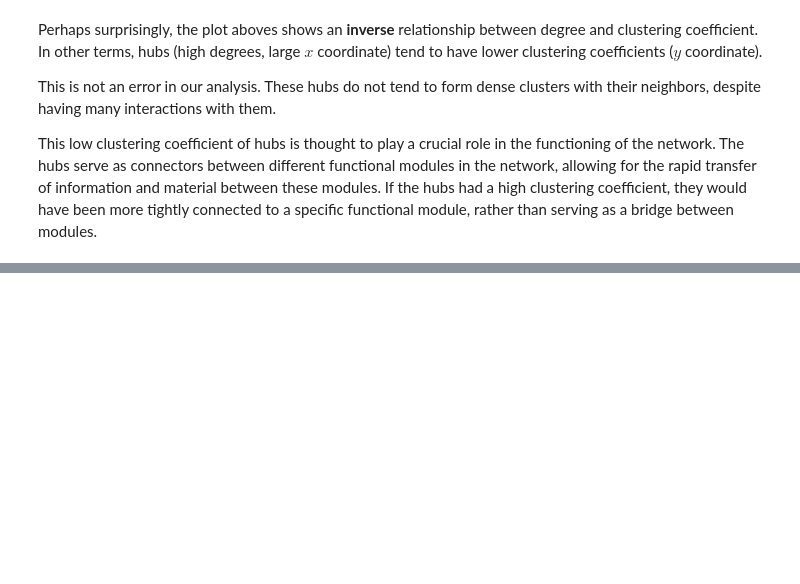
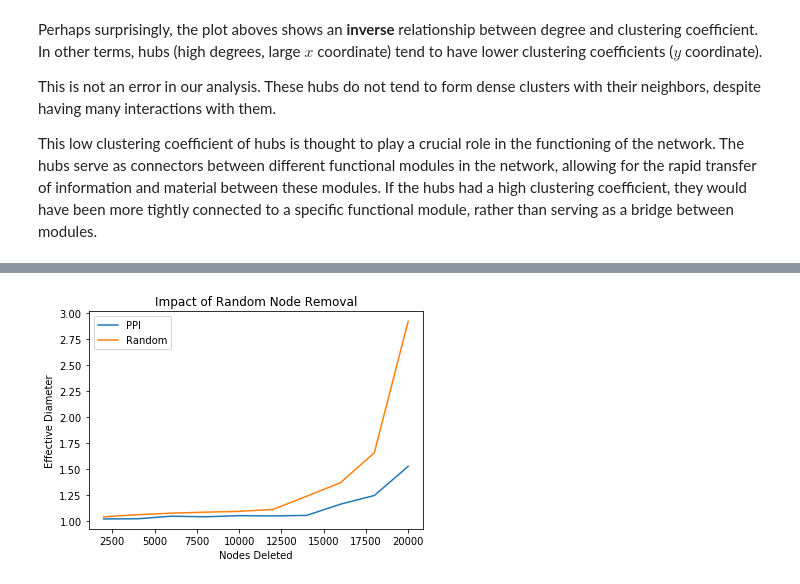
Before and after one commit to sales-lab/network-theory, a Jupyter notebook: index.ipynb, the cells around one changed output, grey strips where cells are left out. Cells and saved outputs as stored; diff of their text form; code cells hidden in the pictures; blank space fills up the shorter version.

```diff
--- a/index.ipynb
+++ b/index.ipynb
@@ -229,0 +265,5 @@ This low clustering coefficient of hubs is thought to play a crucial role in the
+# %%
+def delete_random_nodes(g, n):
+    for _ in range(n):
+        id_ = g.GetRndNId()
+        g.DelNode(id_)
@@ -229,0 +272,10 @@ This low clustering coefficient of hubs is thought to play a crucial role in the
+# %%
+from tqdm import tqdm
+
+g_copy = g.ConvertGraph(snap.TUNGraph)
+initial_diameter = g_copy.GetBfsEffDiam(50)
+
+ppi_diameters = []
+for _ in tqdm(range(10)):
+    delete_random_nodes(g_copy, 2000)
+    ppi_diameters.append(g_copy.GetBfsEffDiam(50) / initial_diameter)
@@ -229,0 +290,21 @@ This low clustering coefficient of hubs is thought to play a crucial role in the
+# %%
+rg_copy = rg.ConvertGraph(snap.TUNGraph)
+initial_diameter = rg_copy.GetBfsEffDiam(50)
+rnd_diameters = []
+for _ in tqdm(range(10)):
+    delete_random_nodes(rg_copy, 2000)
+    rnd_diameters.append(rg_copy.GetBfsEffDiam(50) / initial_diameter)
+# %%
+fig, ax = plt.subplots()
+
+removed = [(i+1)*2000 for i in range(len(ppi_diameters))]
+ax.plot(removed, ppi_diameters, label = "PPI")
+ax.plot(removed, rnd_diameters, label = "Random")
+ax.set_xlabel("Nodes Deleted")
+ax.set_ylabel("Effective Diameter")
+ax.set_title("Impact of Random Node Removal")
+
+ax.legend()
+plt.show()
+# %% [output]
+[figure, added]
```
Also changed, not shown: parts of 20 cells of this notebook, 1 other file.
